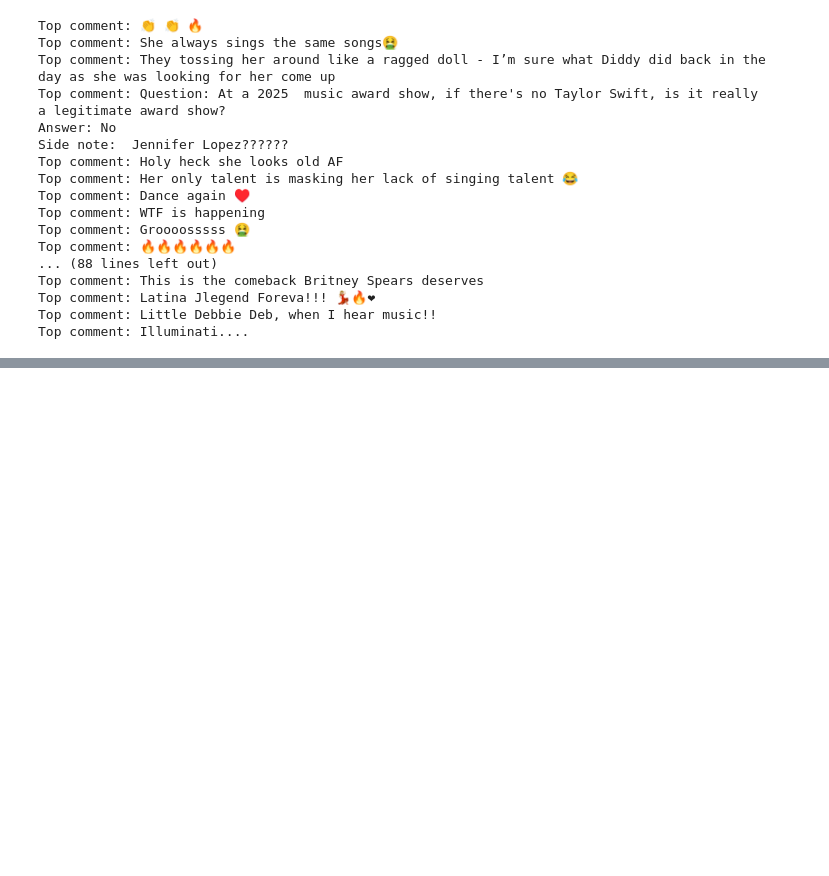
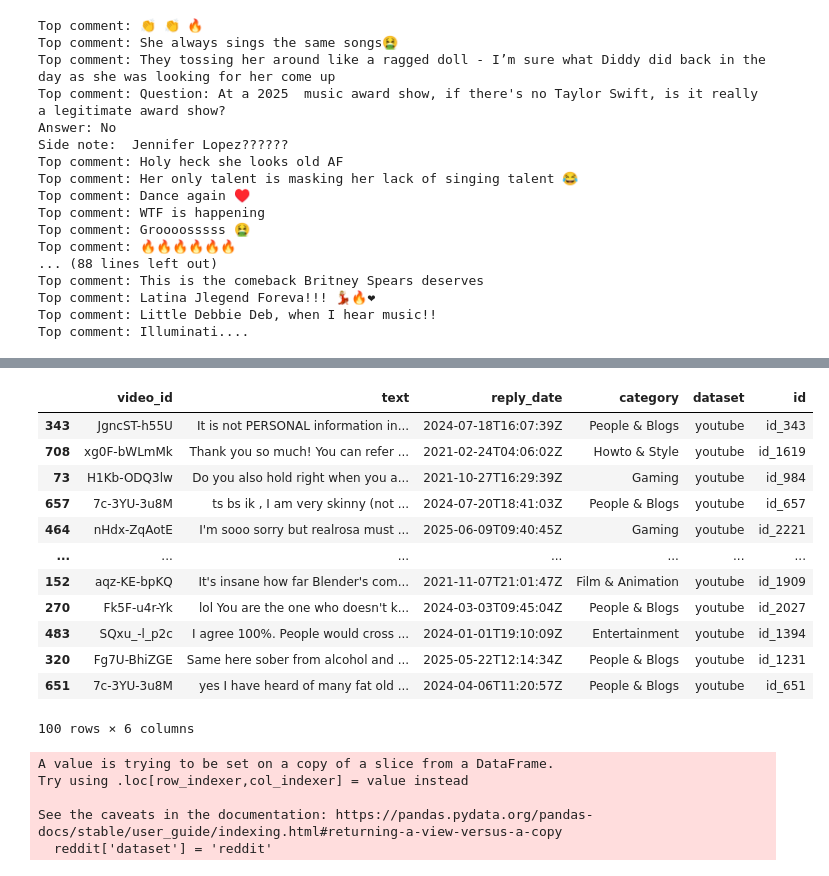
Before and after one commit to amandacurry/socialdimensions, a Jupyter notebook: sample_data.ipynb, the cells around one changed output, grey strips where cells are left out. Drawn from its saved outputs; the diff is of its cells as text; code cells hidden in the pictures; blank space fills up the shorter version.

```diff
--- a/sample_data.ipynb
+++ b/sample_data.ipynb
@@ -926,0 +937,4 @@ This is taking too long, we give up.
+# %%
+youtube = pd.concat([pd.read_csv('extracted data/youtube_with_labelled_dimensions.csv'), pd.read_csv('extracted data/comment_reply_pairs_with_dimensions_pt2.csv'), pd.read_csv('extracted data/comment_reply_pairs_with_dimensions_pt3.csv')])
+
+youtube
@@ -926,0 +1094,7 @@ This is taking too long, we give up.
+# %%
+youtube.columns
+youtube = youtube[['video_id', 'reply', 'reply_date', 'category']]
+youtube.columns = ['video_id', 'text', 'reply_date', 'category']
+youtube['dataset'] = 'youtube'
+youtube['id'] = [f"id_{i}" for i in range(len(youtube))]
+youtube_sample = youtube.sample(2000)
@@ -926,0 +1112,28 @@ This is taking too long, we give up.
+# %%
+youtube_sample
+# %% [output]
+|  | video_id | text | reply_date | category | dataset | id |
+| 343 | JgncST-h55U | It is not PERSONAL information in... | 2024-07-18T16:07:39Z | People & Blogs | youtube | id_343 |
+| 708 | xg0F-bWLmMk | Thank you so much! You can refer ... | 2021-02-24T04:06:02Z | Howto & Style | youtube | id_1619 |
+| 73 | H1Kb-ODQ3lw | Do you also hold right when you a... | 2021-10-27T16:29:39Z | Gaming | youtube | id_984 |
+| 657 | 7c-3YU-3u8M | ts bs ik , I am very skinny (not ... | 2024-07-20T18:41:03Z | People & Blogs | youtube | id_657 |
+| 464 | nHdx-ZqAotE | I'm sooo sorry but realrosa must ... | 2025-06-09T09:40:45Z | Gaming | youtube | id_2221 |
+| ... | ... | ... | ... | ... | ... | ... |
+| 152 | aqz-KE-bpKQ | It's insane how far Blender's com... | 2021-11-07T21:01:47Z | Film & Animation | youtube | id_1909 |
+| 270 | Fk5F-u4r-Yk | lol You are the one who doesn't k... | 2024-03-03T09:45:04Z | People & Blogs | youtube | id_2027 |
+| 483 | SQxu_-l_p2c | I agree 100%. People would cross ... | 2024-01-01T19:10:09Z | Entertainment | youtube | id_1394 |
+| 320 | Fg7U-BhiZGE | Same here sober from alcohol and ... | 2025-05-22T12:14:34Z | People & Blogs | youtube | id_1231 |
+| 651 | 7c-3YU-3u8M | yes I have heard of many fat old ... | 2024-04-06T11:20:57Z | People & Blogs | youtube | id_651 |
+100 rows × 6 columns
+# %%
+reddit.columns
+reddit = reddit[['author', 'subreddit', 'id',  'body']]
+reddit.columns = ['author', 'subreddit', 'id',  'text']
+reddit['dataset'] = 'reddit'
+reddit_sample = reddit.sample(2000)
+# %% [output]
+A value is trying to be set on a copy of a slice from a DataFrame.
+Try using .loc[row_indexer,col_indexer] = value instead
+
+See the caveats in the documentation: https://pandas.pydata.org/pandas-docs/stable/user_guide/indexing.html#returning-a-view-versus-a-copy
+  reddit['dataset'] = 'reddit'
```
Also changed, not shown: parts of 9 cells of this notebook, 1 other file.
